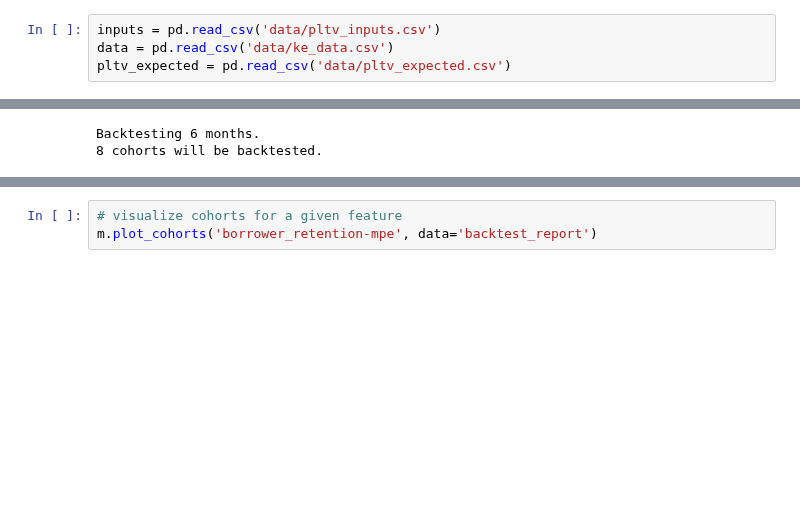
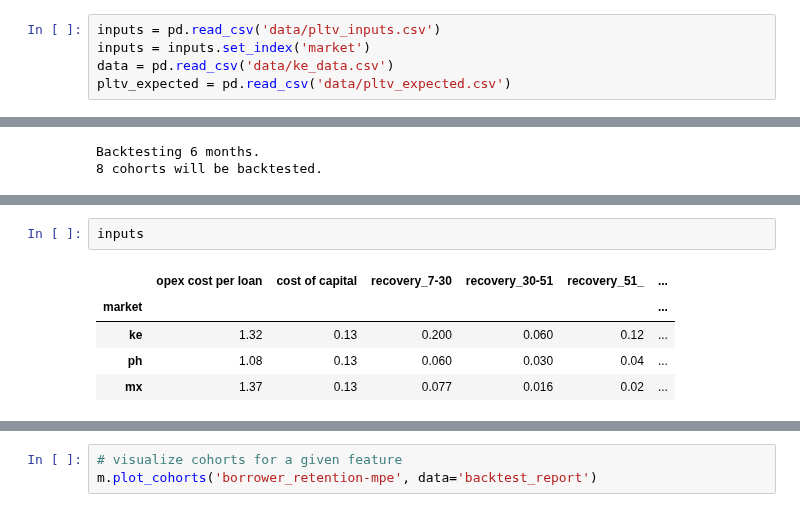
Before and after one commit to kliao-tala/pyltv, a Jupyter notebook: pLTV Python Model Build.ipynb, the cells around one changed output, grey strips where cells are left out. Saved outputs shown, nothing was run; the diff lists cells and outputs as text; blank space fills up the shorter version.

```diff
--- a/pLTV Python Model Build.ipynb
+++ b/pLTV Python Model Build.ipynb
@@ -46,6 +47,7 @@ pio.templates.default = "plotly_white"
 import sbg
 # %%
 inputs = pd.read_csv('data/pltv_inputs.csv')
+inputs = inputs.set_index('market')
 data = pd.read_csv('data/ke_data.csv')
 pltv_expected = pd.read_csv('data/pltv_expected.csv')
 # %% [markdown]
@@ -736,2 +738,10 @@ m.plot_cohorts('borrower_retention', data='backtest')
 # %% [output]
 [interactive output not drawn]
+# %%
+inputs
+# %% [output]
+|  | opex cost per loan | cost of capital | recovery_7-30 | recovery_30-51 | recovery_51_ | ... |
+| market |  |  |  |  |  | ... |
+| ke | 1.32 | 0.13 | 0.200 | 0.060 | 0.12 | ... |
+| ph | 1.08 | 0.13 | 0.060 | 0.030 | 0.04 | ... |
+| mx | 1.37 | 0.13 | 0.077 | 0.016 | 0.02 | ... |
```
Also changed, not shown: parts of 9 cells of this notebook, 1 other file.
